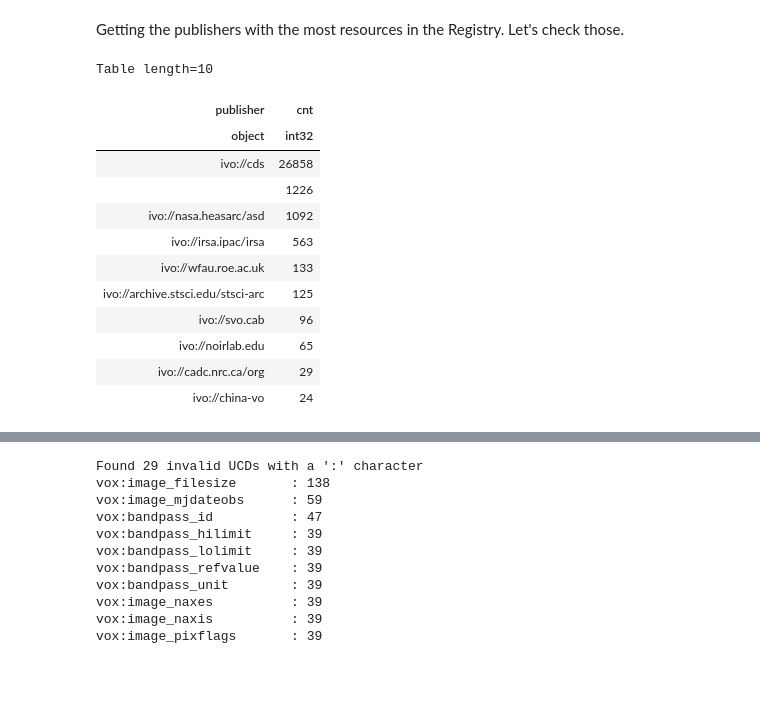
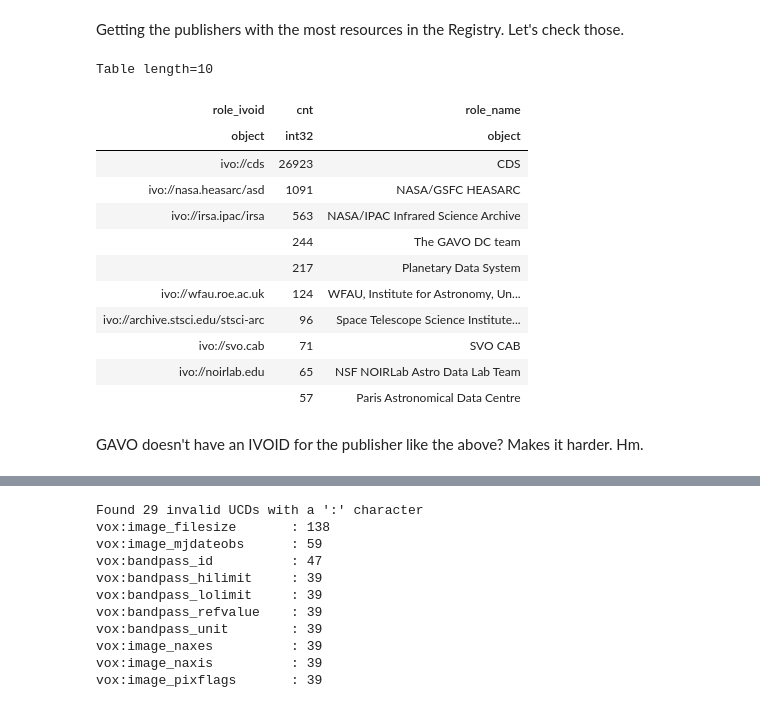
Before and after one commit to ivoa/registry-housekeeping, a Jupyter notebook: registry_status2.ipynb, the cells around one changed output, grey strips where cells are left out. Drawn from its saved outputs; the diff is of its cells as text; code cells hidden in the pictures; blank space fills up the shorter version.

```diff
--- a/registry_status2.ipynb
+++ b/registry_status2.ipynb
@@ -307,27 +320,29 @@ phot_intensity_adu       : 2512
 Getting the publishers with the most resources in the Registry.  Let's check those.
 # %%
 publishers = gavo_regtap.search("""
-select distinct role_ivoid as publisher, count(*) as cnt
-from rr.res_role
-where base_role = 'publisher'
-group by role_ivoid
-order by cnt desc
-""").to_table()[0:10]
+    select distinct role_ivoid, count(*) as cnt , role_name
+    from rr.res_role
+    where base_role = 'publisher'
+    group by role_ivoid, role_name
+    order by cnt desc
+    """).to_table()[0:10]
 publishers
 # %% [output]
 Table length=10
-| publisher | cnt |
-| object | int32 |
-| ivo://cds | 26858 |
-|  | 1226 |
-| ivo://nasa.heasarc/asd | 1092 |
-| ivo://irsa.ipac/irsa | 563 |
-| ivo://wfau.roe.ac.uk | 133 |
-| ivo://archive.stsci.edu/stsci-arc | 125 |
-| ivo://svo.cab | 96 |
-| ivo://noirlab.edu | 65 |
-| ivo://cadc.nrc.ca/org | 29 |
-| ivo://china-vo | 24 |
+| role_ivoid | cnt | role_name |
+| object | int32 | object |
+| ivo://cds | 26923 | CDS |
+| ivo://nasa.heasarc/asd | 1091 | NASA/GSFC HEASARC |
+| ivo://irsa.ipac/irsa | 563 | NASA/IPAC Infrared Science Archive |
+|  | 244 | The GAVO DC team |
+|  | 217 | Planetary Data System |
+| ivo://wfau.roe.ac.uk | 124 | WFAU, Institute for Astronomy, Un... |
+| ivo://archive.stsci.edu/stsci-arc | 96 | Space Telescope Science Institute... |
+| ivo://svo.cab | 71 | SVO CAB |
+| ivo://noirlab.edu | 65 | NSF NOIRLab Astro Data Lab Team |
+|  | 57 | Paris Astronomical Data Centre |
+# %% [markdown]
+GAVO doesn't have an IVOID for the publisher like the above?  Makes it harder.  Hm.
 # %%
 import pandas as pd
 warnings.filterwarnings("ignore", message=".*This pattern is interpreted as a regular expression.*")
```
Also changed, not shown: parts of 9 cells of this notebook.
